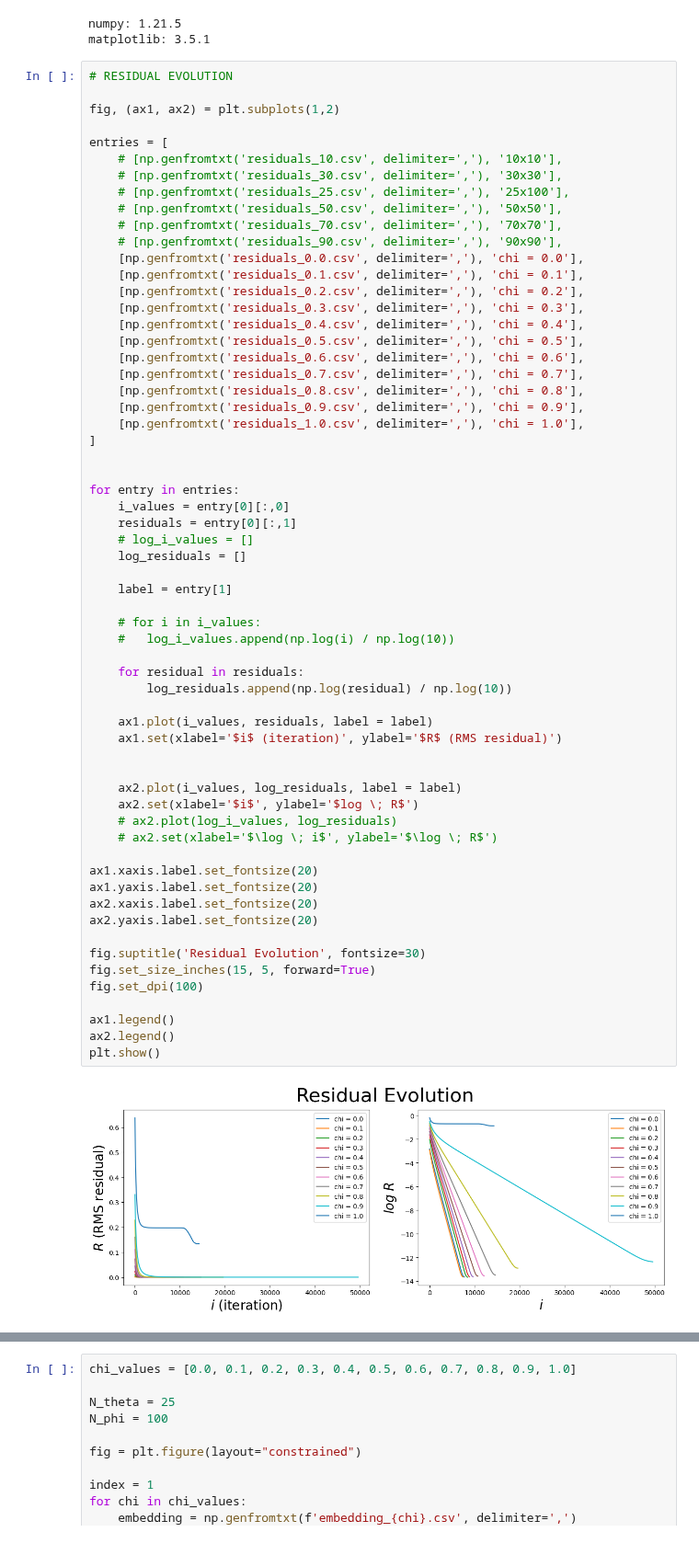
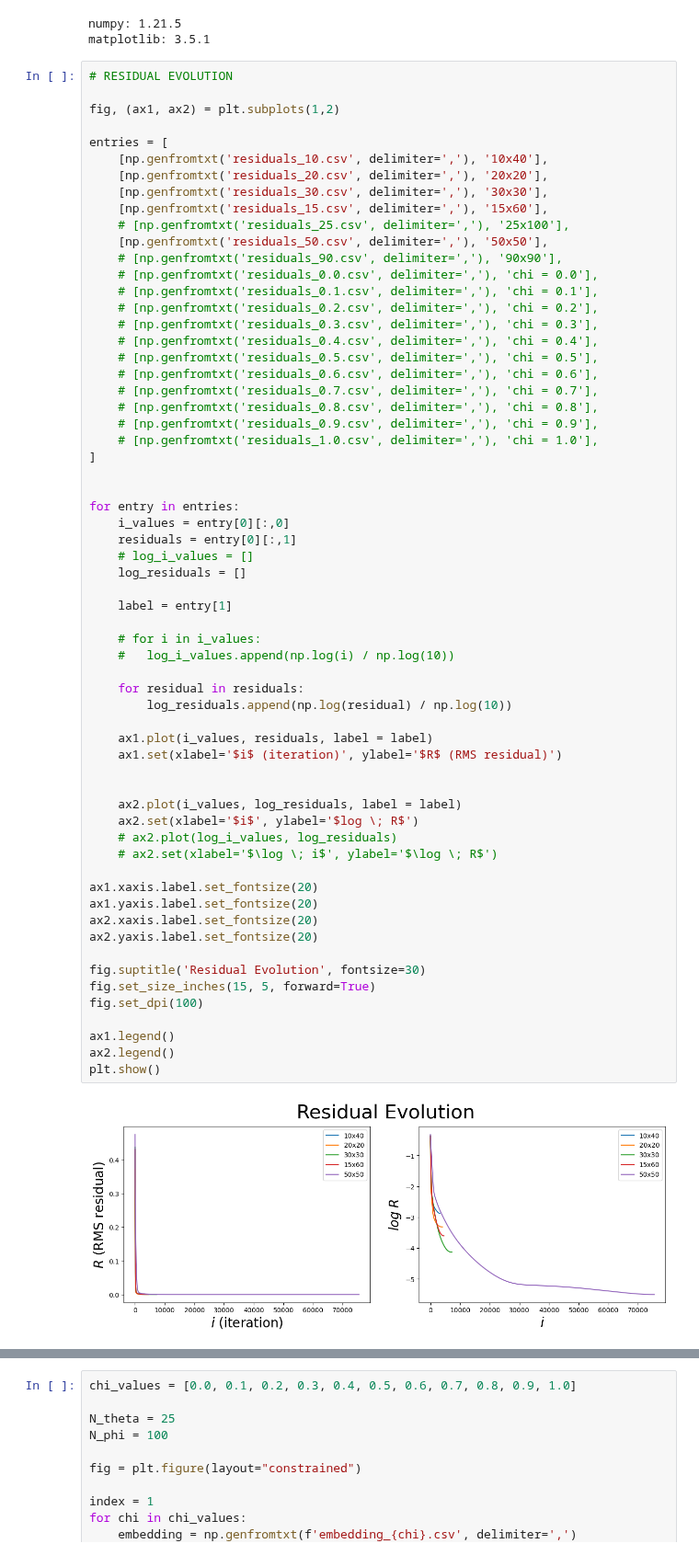
Before and after one commit to iago-mendes/eucled, a Jupyter notebook: src/exercises/08-embedding/assets/plots.ipynb, the cells around one changed output, grey strips where cells are left out. Shown at 92% size. Drawn from its saved outputs; the diff is of its cells as text.

```diff
--- a/src/exercises/08-embedding/assets/plots.ipynb
+++ b/src/exercises/08-embedding/assets/plots.ipynb
@@ -19,23 +19,24 @@ matplotlib: 3.5.1
 fig, (ax1, ax2) = plt.subplots(1,2)
 
 entries = [
-	# [np.genfromtxt('residuals_10.csv', delimiter=','), '10x10'],
-	# [np.genfromtxt('residuals_30.csv', delimiter=','), '30x30'],
+	[np.genfromtxt('residuals_10.csv', delimiter=','), '10x40'],
+	[np.genfromtxt('residuals_20.csv', delimiter=','), '20x20'],
+	[np.genfromtxt('residuals_30.csv', delimiter=','), '30x30'],
+	[np.genfromtxt('residuals_15.csv', delimiter=','), '15x60'],
 	# [np.genfromtxt('residuals_25.csv', delimiter=','), '25x100'],
-	# [np.genfromtxt('residuals_50.csv', delimiter=','), '50x50'],
-	# [np.genfromtxt('residuals_70.csv', delimiter=','), '70x70'],
+	[np.genfromtxt('residuals_50.csv', delimiter=','), '50x50'],
 	# [np.genfromtxt('residuals_90.csv', delimiter=','), '90x90'],
-	[np.genfromtxt('residuals_0.0.csv', delimiter=','), 'chi = 0.0'],
-	[np.genfromtxt('residuals_0.1.csv', delimiter=','), 'chi = 0.1'],
-	[np.genfromtxt('residuals_0.2.csv', delimiter=','), 'chi = 0.2'],
-	[np.genfromtxt('residuals_0.3.csv', delimiter=','), 'chi = 0.3'],
-	[np.genfromtxt('residuals_0.4.csv', delimiter=','), 'chi = 0.4'],
-	[np.genfromtxt('residuals_0.5.csv', delimiter=','), 'chi = 0.5'],
-	[np.genfromtxt('residuals_0.6.csv', delimiter=','), 'chi = 0.6'],
-	[np.genfromtxt('residuals_0.7.csv', delimiter=','), 'chi = 0.7'],
-	[np.genfromtxt('residuals_0.8.csv', delimiter=','), 'chi = 0.8'],
-	[np.genfromtxt('residuals_0.9.csv', delimiter=','), 'chi = 0.9'],
-	[np.genfromtxt('residuals_1.0.csv', delimiter=','), 'chi = 1.0'],
+	# [np.genfromtxt('residuals_0.0.csv', delimiter=','), 'chi = 0.0'],
+	# [np.genfromtxt('residuals_0.1.csv', delimiter=','), 'chi = 0.1'],
+	# [np.genfromtxt('residuals_0.2.csv', delimiter=','), 'chi = 0.2'],
+	# [np.genfromtxt('residuals_0.3.csv', delimiter=','), 'chi = 0.3'],
+	# [np.genfromtxt('residuals_0.4.csv', delimiter=','), 'chi = 0.4'],
+	# [np.genfromtxt('residuals_0.5.csv', delimiter=','), 'chi = 0.5'],
+	# [np.genfromtxt('residuals_0.6.csv', delimiter=','), 'chi = 0.6'],
+	# [np.genfromtxt('residuals_0.7.csv', delimiter=','), 'chi = 0.7'],
+	# [np.genfromtxt('residuals_0.8.csv', delimiter=','), 'chi = 0.8'],
+	# [np.genfromtxt('residuals_0.9.csv', delimiter=','), 'chi = 0.9'],
+	# [np.genfromtxt('residuals_1.0.csv', delimiter=','), 'chi = 1.0'],
 ]
 
 
@@ -48,34 +49,34 @@ for entry in entries:
 	label = entry[1]
 
 	# for i in i_values:
 	# 	log_i_values.append(np.log(i) / np.log(10))
 
 	for residual in residuals:
 		log_residuals.append(np.log(residual) / np.log(10))
 
 	ax1.plot(i_values, residuals, label = label)
 	ax1.set(xlabel='$i$ (iteration)', ylabel='$R$ (RMS residual)')
 
 
 	ax2.plot(i_values, log_residuals, label = label)
 	ax2.set(xlabel='$i$', ylabel='$log \; R$')
 	# ax2.plot(log_i_values, log_residuals)
 	# ax2.set(xlabel='$\log \; i$', ylabel='$\log \; R$')
 
 ax1.xaxis.label.set_fontsize(20)
 ax1.yaxis.label.set_fontsize(20)
 ax2.xaxis.label.set_fontsize(20)
 ax2.yaxis.label.set_fontsize(20)
 
 fig.suptitle('Residual Evolution', fontsize=30)
 fig.set_size_inches(15, 5, forward=True)
 fig.set_dpi(100)
 
 ax1.legend()
 ax2.legend()
 plt.show()
 # %% [output]
-[figure, old version]
+[figure, new version]
 # %%
 # RESIDUAL DISTRIBUTION ANIMATION
 
```
Also changed, not shown: parts of 3 cells of this notebook, 3 other files.
